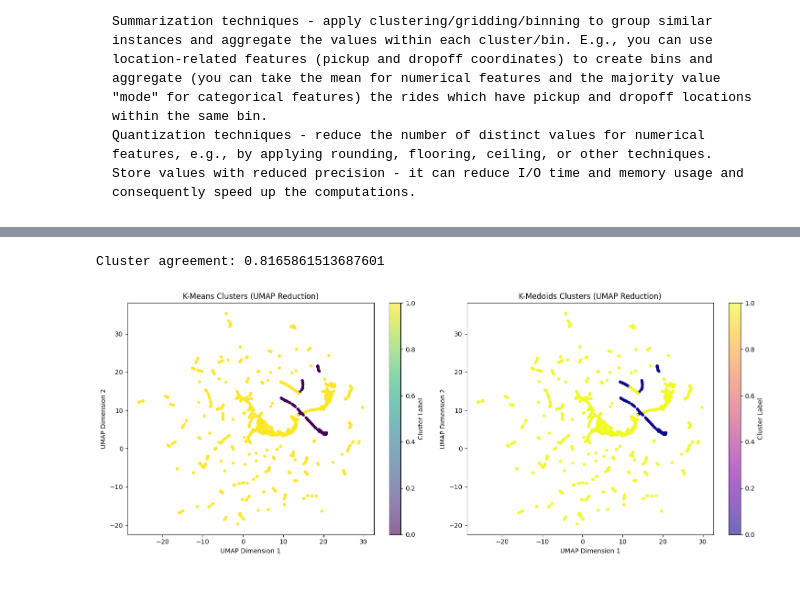
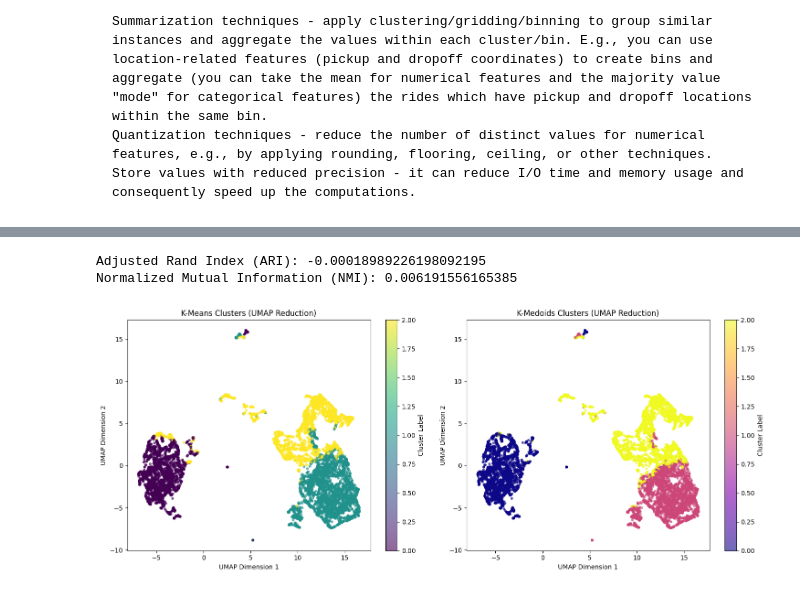
Before and after one commit to quantumFeline/dzd-hw, a Jupyter notebook: Big_Data_Exploration_01_02.ipynb, the cells around one changed output, grey strips where cells are left out. Drawn from its saved outputs; the diff is of its cells as text; code cells hidden in the pictures.

```diff
--- a/Big_Data_Exploration_01_02.ipynb
+++ b/Big_Data_Exploration_01_02.ipynb
@@ -352,7 +346,6 @@ Use the same techniques for handling large datasets as in the previous lab:
     Summarization techniques - apply clustering/gridding/binning to group similar instances and aggregate the values within each cluster/bin. E.g., you can use location-related features (pickup and dropoff coordinates) to create bins and aggregate (you can take the mean for numerical features and the majority value "mode" for categorical features) the rides which have pickup and dropoff locations within the same bin.
     Quantization techniques - reduce the number of distinct values for numerical features, e.g., by applying rounding, flooring, ceiling, or other techniques. Store values with reduced precision - it can reduce I/O time and memory usage and consequently speed up the computations.
 # %%
-cashless_for_k_means_x = cashless[["trip_distance", "passenger_count", "fare_amount"]]
-cashless_for_k_means_y = cashless["large_tip"]
-cashless_for_k_means_x.head()
+taxi_geo_x = taxi_batch_geo[["pickup_latitude", "pickup_longitude", "dropoff_latitude", "dropoff_longitude", "is_weekend"]]
+taxi_geo_x.head()
 # %% [output]
@@ -365,9 +376,7 @@ cashless_for_k_means_x.head()
 # %%
 # Normalize
-cashless_for_k_means_x_means = cashless_for_k_means_x.mean()
-cashless_for_k_means_x_stds = cashless_for_k_means_x.std()
-print(cashless_for_k_means_x_means)
-print(cashless_for_k_means_x_stds)
-cashless_data_normalized = (cashless_for_k_means_x - cashless_for_k_means_x_means) / cashless_for_k_means_x_stds
-cashless_data_normalized.head()
+taxi_geo_x_means = taxi_geo_x.mean()
+taxi_geo_x_stds = taxi_geo_x.std()
+taxi_geo_x_normalized = (taxi_geo_x - taxi_geo_x_means) / taxi_geo_x_stds
+taxi_geo_x_normalized.head()
 # %% [output]
@@ -400,5 +401,5 @@ cashless_data_normalized.describe()
 # %%
-def k_means(x, n_clusters=2, max_iter=100):
+def k_means(x, n_clusters=3, max_iter=100):
     centers = x.sample(n_clusters).values
     print("Centers:", centers)
 
@@ -419,12 +420,11 @@ def k_means(x, n_clusters=2, max_iter=100):
 
     return labels, centers
 
-init_labels, init_centers = k_means(cashless_data_normalized, n_clusters=2, max_iter=1)
-print(np.sum(init_labels == 0), np.sum(init_labels == 1))
-print("average distance:", np.mean(np.sqrt(((cashless_data_normalized.values - init_centers[:, np.newaxis])**2).sum(axis=2))))
-print("loss:", np.sum(cashless_for_k_means_y == init_labels))
+init_labels, init_centers = k_means(taxi_geo_x_normalized, n_clusters=3, max_iter=1)
+print("Initial cluster sizes:", np.sum(init_labels == 0), np.sum(init_labels == 1), np.sum(init_labels == 2))
+print("Initial average distance:", np.mean(np.sqrt(((taxi_geo_x_normalized.values - init_centers[:, np.newaxis])**2).sum(axis=2))))
 
-labels, centers = k_means(cashless_data_normalized)
-print(np.sum(labels == 0), np.sum(labels == 1))
-print("average distance:", np.mean(np.sqrt(((cashless_data_normalized.values - centers[:, np.newaxis])**2).sum(axis=2))))
+labels, centers = k_means(taxi_geo_x_normalized, n_clusters=3)
+print("Cluster sizes:", np.sum(labels == 0), np.sum(labels == 1), np.sum(labels == 2))
+print("average distance:", np.mean(np.sqrt(((taxi_geo_x_normalized.values - centers[:, np.newaxis])**2).sum(axis=2))))
 # %% [output]
@@ -504,19 +513,19 @@ def k_medoids(x, n_clusters=2, max_iter=100):
     return final_labels, medoids
 
 print("Initial run with max_iter=1 (one iteration):")
-init_labels_medoids, init_medoids = k_medoids(cashless_data_normalized, n_clusters=2, max_iter=1)
+init_labels_medoids, init_medoids = k_medoids(taxi_geo_x_normalized, n_clusters=3, max_iter=1)
 print("Initial Medoids:\n", init_medoids)
 print(f"Cluster 0 size: {np.sum(init_labels_medoids == 0)}, Cluster 1 size: {np.sum(init_labels_medoids == 1)}")
 
-init_distances_to_medoids = np.min(np.sqrt(((cashless_data_normalized.values[:, np.newaxis, :] - init_medoids[np.newaxis, :, :])**2).sum(axis=2)), axis=1)
+init_distances_to_medoids = np.min(np.sqrt(((taxi_geo_x_normalized.values[:, np.newaxis, :] - init_medoids[np.newaxis, :, :])**2).sum(axis=2)), axis=1)
 print("Average distance to medoids (initial state):", np.mean(init_distances_to_medoids))
 
 print("\nRunning K-Medoids for full convergence:")
-labels_medoids, medoids = k_medoids(cashless_data_normalized, n_clusters=2)
+labels_medoids, medoids = k_medoids(taxi_geo_x_normalized, n_clusters=3)
 print("Final Medoids:\n", medoids)
 print(f"Cluster 0 size: {np.sum(labels_medoids == 0)}, Cluster 1 size: {np.sum(labels_medoids == 1)}")
 
-final_distances_to_medoids = np.min(np.sqrt(((cashless_data_normalized.values[:, np.newaxis, :] - medoids[np.newaxis, :, :])**2).sum(axis=2)), axis=1)
+final_distances_to_medoids = np.min(np.sqrt(((taxi_geo_x_normalized.values[:, np.newaxis, :] - medoids[np.newaxis, :, :])**2).sum(axis=2)), axis=1)
 print("Average distance to medoids (final state):", np.mean(final_distances_to_medoids))
 # %% [output]
 Initial run with max_iter=1 (one iteration):
@@ -536,36 +547,40 @@ Average distance to medoids (final state): 0.9687168319152633
-# %%
-# Find which cluster matches
-large_tip_share_0_medoids = np.sum(cashless_for_k_means_y == (labels_medoids == 0))
-large_tip_share_1_medoids = np.sum(cashless_for_k_means_y == (labels_medoids == 1))
-print("Cluster agreement:", max(large_tip_share_0_medoids, large_tip_share_1_medoids) / len(labels_medoids))
-# %% [output]
-Cluster agreement: 0.8165861513687601
+# %%
+from sklearn.metrics import adjusted_rand_score, normalized_mutual_info_score
+
+ari_medoids = adjusted_rand_score(taxi_geo_y, labels_medoids)
+nmi_medoids = normalized_mutual_info_score(taxi_geo_y, labels_medoids)
+
+print("Adjusted Rand Index (ARI):", ari)
+print("Normalized Mutual Information (NMI):", nmi)
+# %% [output]
+Adjusted Rand Index (ARI): -0.00018989226198092195
+Normalized Mutual Information (NMI): 0.006191556165385
 # %%
 import umap
 # %%
 reducer = umap.UMAP(n_components=2, random_state=42)
-embedding_k_means = reducer.fit_transform(cashless_data_normalized)
-embedding_k_medoids = reducer.fit_transform(cashless_data_normalized)
+embedding_k_means = reducer.fit_transform(taxi_geo_x_normalized)
+embedding_k_medoids = reducer.fit_transform(taxi_geo_x_normalized)
 
 plt.figure(figsize=(15, 6))
 
 # K-Means visualization
 plt.subplot(1, 2, 1)
 plt.scatter(embedding_k_means[:, 0], embedding_k_means[:, 1], c=labels, cmap='viridis', s=10, alpha=0.6)
 plt.title('K-Means Clusters (UMAP Reduction)')
 plt.xlabel('UMAP Dimension 1')
 plt.ylabel('UMAP Dimension 2')
 plt.colorbar(label='Cluster Label')
 
 # K-Medoids visualization
 plt.subplot(1, 2, 2)
 plt.scatter(embedding_k_medoids[:, 0], embedding_k_medoids[:, 1], c=labels_medoids, cmap='plasma', s=10, alpha=0.6)
 plt.title('K-Medoids Clusters (UMAP Reduction)')
 plt.xlabel('UMAP Dimension 1')
 plt.ylabel('UMAP Dimension 2')
 plt.colorbar(label='Cluster Label')
 
 plt.tight_layout()
 plt.show()
 # %% [output]
-[figure, old version]
+[figure, new version]
```
Also changed, not shown: parts of 28 cells of this notebook, 1 other file.
